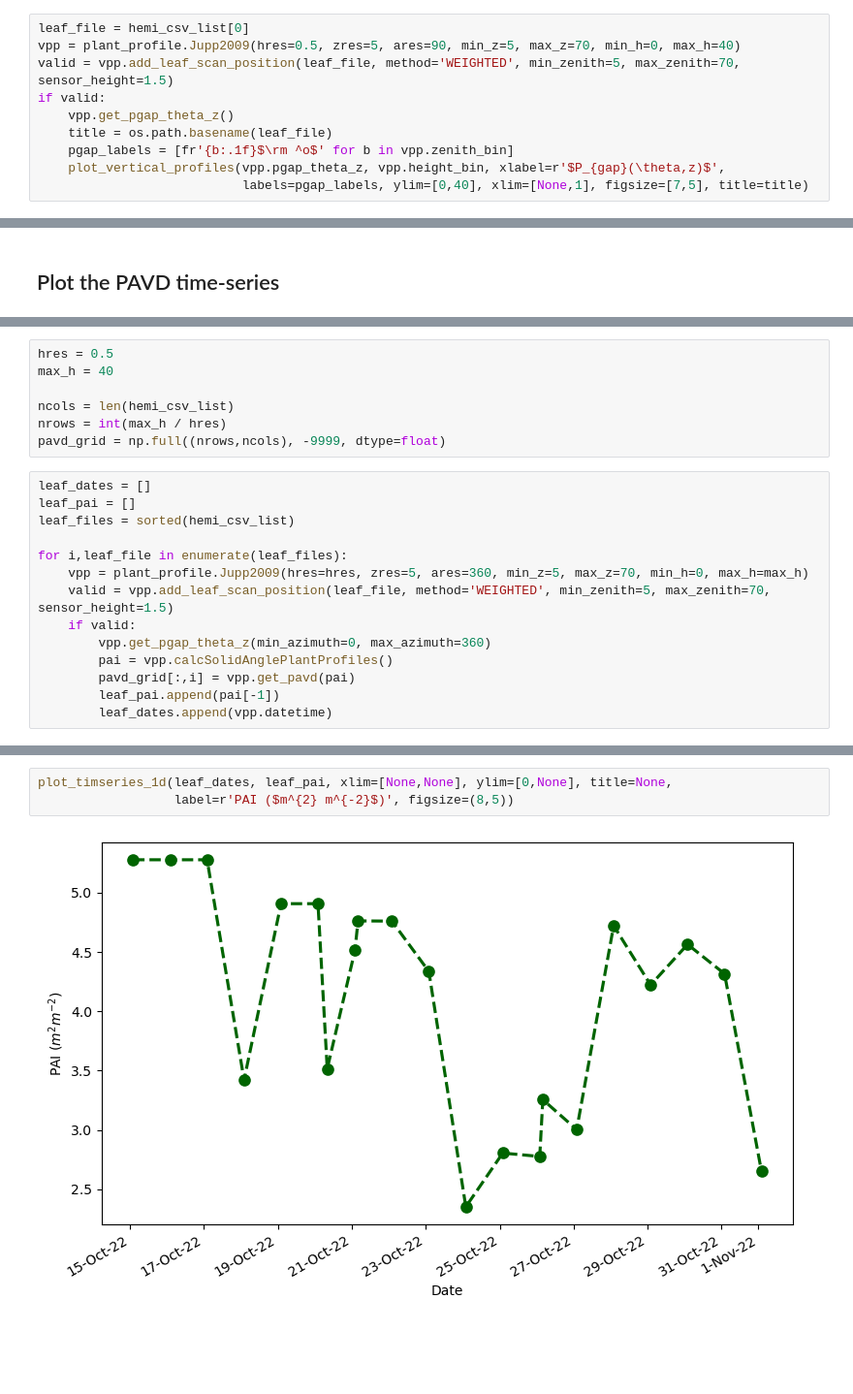
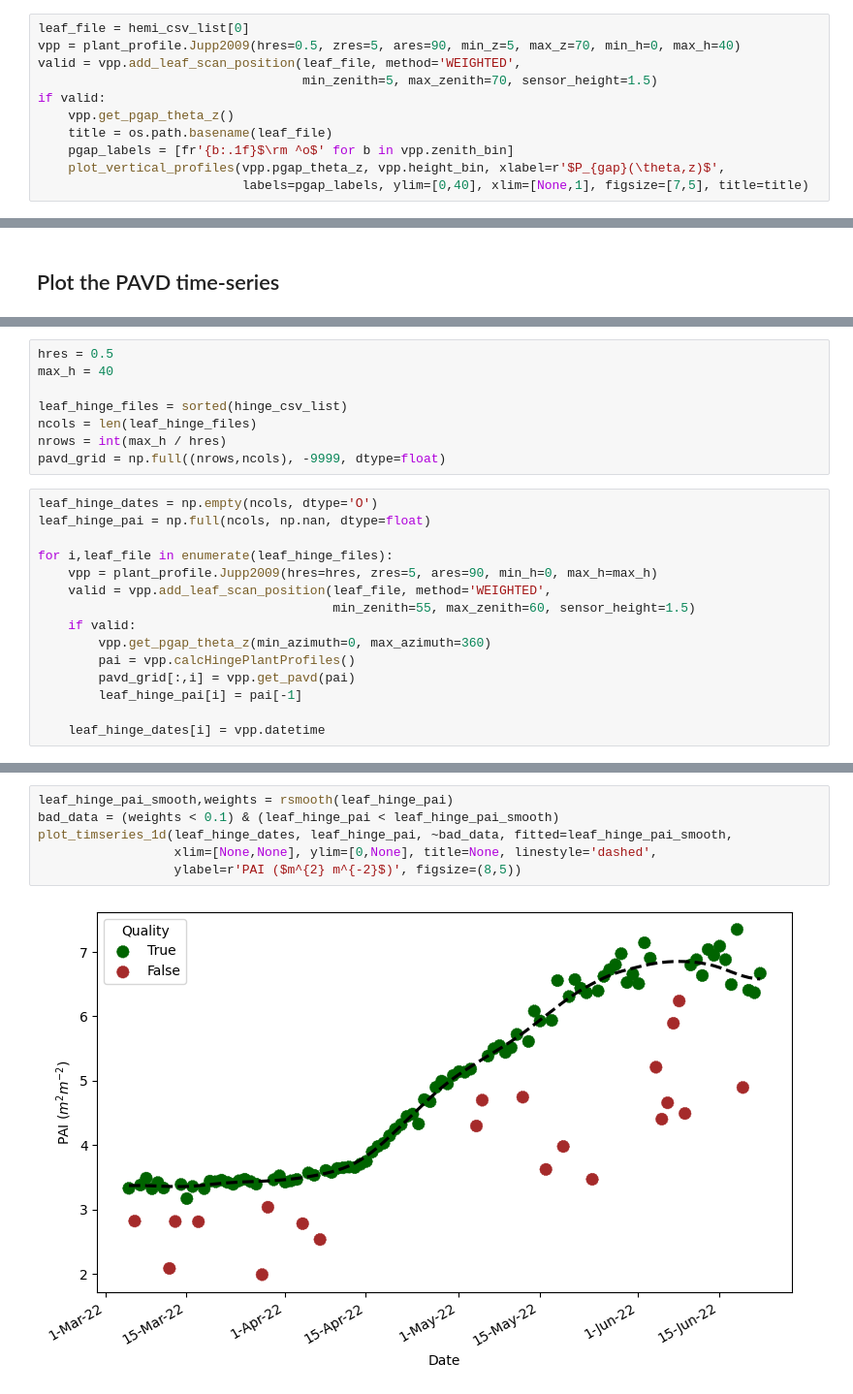
Before and after one commit to armstonj/pylidar-tls-canopy, a Jupyter notebook: notebooks/03_leaf_example.ipynb, the cells around one changed output, grey strips where cells are left out. Shown: that part at 97% size. Saved outputs shown, nothing was run; the diff lists cells and outputs as text; blank space fills up the shorter version.

Commit message:
added Wytham as a LEAF example

```diff
--- a/notebooks/03_leaf_example.ipynb
+++ b/notebooks/03_leaf_example.ipynb
@@ -132,7 +200,8 @@ Plot the $P_{gap}$ and PAVD profiles for an example scan. Note that no quality f
 # %%
 leaf_file = hemi_csv_list[0]
 vpp = plant_profile.Jupp2009(hres=0.5, zres=5, ares=90, min_z=5, max_z=70, min_h=0, max_h=40)
-valid = vpp.add_leaf_scan_position(leaf_file, method='WEIGHTED', min_zenith=5, max_zenith=70, sensor_height=1.5)
+valid = vpp.add_leaf_scan_position(leaf_file, method='WEIGHTED',
+                                   min_zenith=5, max_zenith=70, sensor_height=1.5)
 if valid:
     vpp.get_pgap_theta_z()
     title = os.path.basename(leaf_file)
@@ -166,20 +250,22 @@ if valid:
 hres = 0.5
 max_h = 40
 
-ncols = len(hemi_csv_list)
+leaf_hinge_files = sorted(hinge_csv_list)
+ncols = len(leaf_hinge_files)
 nrows = int(max_h / hres)
 pavd_grid = np.full((nrows,ncols), -9999, dtype=float)
 # %%
-leaf_dates = []
-leaf_pai = []
-leaf_files = sorted(hemi_csv_list)
+leaf_hinge_dates = np.empty(ncols, dtype='O')
+leaf_hinge_pai = np.full(ncols, np.nan, dtype=float)
 
-for i,leaf_file in enumerate(leaf_files):
-    vpp = plant_profile.Jupp2009(hres=hres, zres=5, ares=360, min_z=5, max_z=70, min_h=0, max_h=max_h)
-    valid = vpp.add_leaf_scan_position(leaf_file, method='WEIGHTED', min_zenith=5, max_zenith=70, sensor_height=1.5)
+for i,leaf_file in enumerate(leaf_hinge_files):
+    vpp = plant_profile.Jupp2009(hres=hres, zres=5, ares=90, min_h=0, max_h=max_h)
+    valid = vpp.add_leaf_scan_position(leaf_file, method='WEIGHTED',
+                                       min_zenith=55, max_zenith=60, sensor_height=1.5)
     if valid:
         vpp.get_pgap_theta_z(min_azimuth=0, max_azimuth=360)
-        pai = vpp.calcSolidAnglePlantProfiles()
+        pai = vpp.calcHingePlantProfiles()
         pavd_grid[:,i] = vpp.get_pavd(pai)
-        leaf_pai.append(pai[-1])
-        leaf_dates.append(vpp.datetime)
+        leaf_hinge_pai[i] = pai[-1]
+
+    leaf_hinge_dates[i] = vpp.datetime
@@ -194,5 +272,8 @@ plot_timseries_2d(pavd_grid[::-1], clim=[0,0.4], title=f'Sensor {sensor:d}', nbi
 # %%
-plot_timseries_1d(leaf_dates, leaf_pai, xlim=[None,None], ylim=[0,None], title=None,
-                  label=r'PAI ($m^{2} m^{-2}$)', figsize=(8,5))
+leaf_hinge_pai_smooth,weights = rsmooth(leaf_hinge_pai)
+bad_data = (weights < 0.1) & (leaf_hinge_pai < leaf_hinge_pai_smooth)
+plot_timseries_1d(leaf_hinge_dates, leaf_hinge_pai, ~bad_data, fitted=leaf_hinge_pai_smooth,
+                  xlim=[None,None], ylim=[0,None], title=None, linestyle='dashed',
+                  ylabel=r'PAI ($m^{2} m^{-2}$)', figsize=(8,5))
 # %% [output]
-[figure, old version]
+[figure, new version]
```
Also changed, not shown: parts of 20 cells of this notebook, 1 other file.
